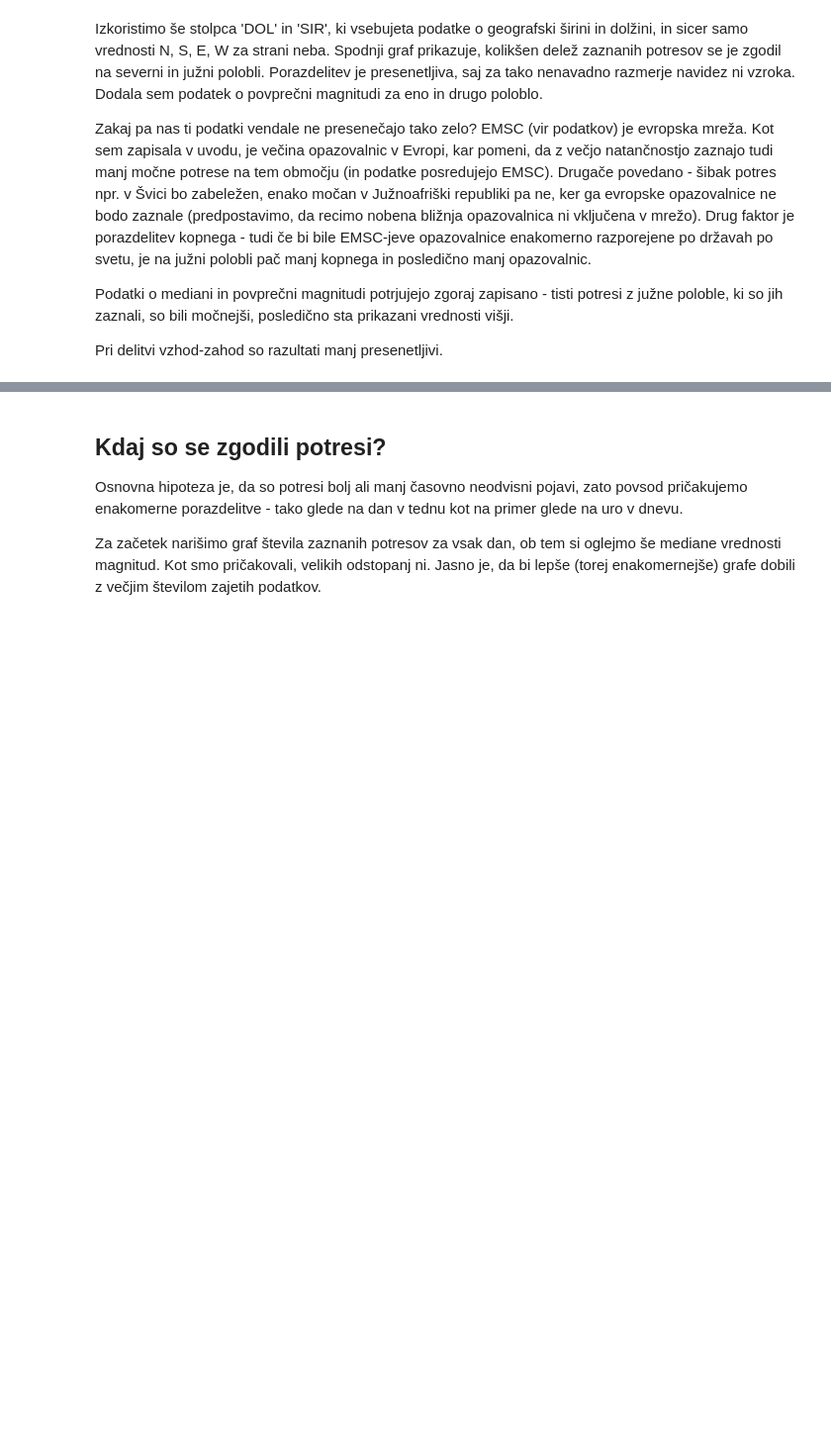
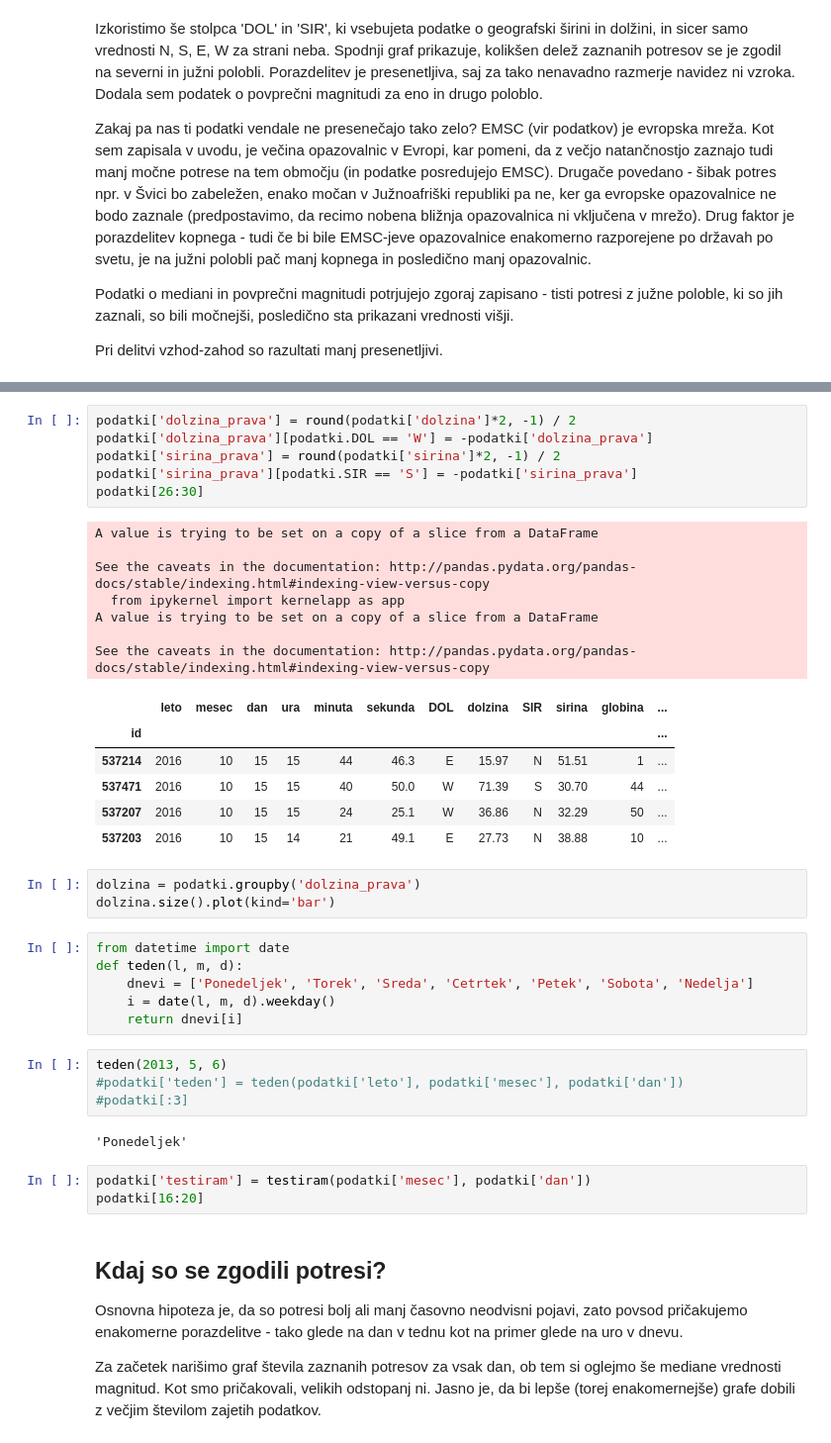
Before and after one commit to tjasabajc/Potresi, a Jupyter notebook: delovnaverzija.ipynb, the cells around one changed output, grey strips where cells are left out. Shown: that part at 99% size. Cells and saved outputs as stored; diff of their text form; blank space fills up the shorter version.

```diff
--- a/delovnaverzija.ipynb
+++ b/delovnaverzija.ipynb
@@ -281,3 +237,41 @@ dolzina['magnituda'].median(), dolzina['magnituda'].mean().round(2)
+# %%
+podatki['dolzina_prava'] = round(podatki['dolzina']*2, -1) / 2
+podatki['dolzina_prava'][podatki.DOL == 'W'] = -podatki['dolzina_prava']
+podatki['sirina_prava'] = round(podatki['sirina']*2, -1) / 2
+podatki['sirina_prava'][podatki.SIR == 'S'] = -podatki['sirina_prava']
+podatki[26:30]
+# %% [output]
+A value is trying to be set on a copy of a slice from a DataFrame
+
+See the caveats in the documentation: http://pandas.pydata.org/pandas-docs/stable/indexing.html#indexing-view-versus-copy
+  from ipykernel import kernelapp as app
+A value is trying to be set on a copy of a slice from a DataFrame
+
+See the caveats in the documentation: http://pandas.pydata.org/pandas-docs/stable/indexing.html#indexing-view-versus-copy
+|  | leto | mesec | dan | ura | minuta | sekunda | DOL | dolzina | SIR | sirina | globina | ... |
+| id |  |  |  |  |  |  |  |  |  |  |  | ... |
+| 537214 | 2016 | 10 | 15 | 15 | 44 | 46.3 | E | 15.97 | N | 51.51 | 1 | ... |
+| 537471 | 2016 | 10 | 15 | 15 | 40 | 50.0 | W | 71.39 | S | 30.70 | 44 | ... |
+| 537207 | 2016 | 10 | 15 | 15 | 24 | 25.1 | W | 36.86 | N | 32.29 | 50 | ... |
+| 537203 | 2016 | 10 | 15 | 14 | 21 | 49.1 | E | 27.73 | N | 38.88 | 10 | ... |
+# %%
+dolzina = podatki.groupby('dolzina_prava')
+dolzina.size().plot(kind='bar')
+# %%
+from datetime import date
+def teden(l, m, d):
+    dnevi = ['Ponedeljek', 'Torek', 'Sreda', 'Cetrtek', 'Petek', 'Sobota', 'Nedelja']
+    i = date(l, m, d).weekday()
+    return dnevi[i]
+# %%
+teden(2013, 5, 6)
+#podatki['teden'] = teden(podatki['leto'], podatki['mesec'], podatki['dan'])
+#podatki[:3]
+# %% [output]
+'Ponedeljek'
+# %%
+podatki['testiram'] = testiram(podatki['mesec'], podatki['dan'])
+podatki[16:20]
 # %% [markdown]
 ## Kdaj so se zgodili potresi?
 
```
Also changed, not shown: parts of 21 cells of this notebook.
